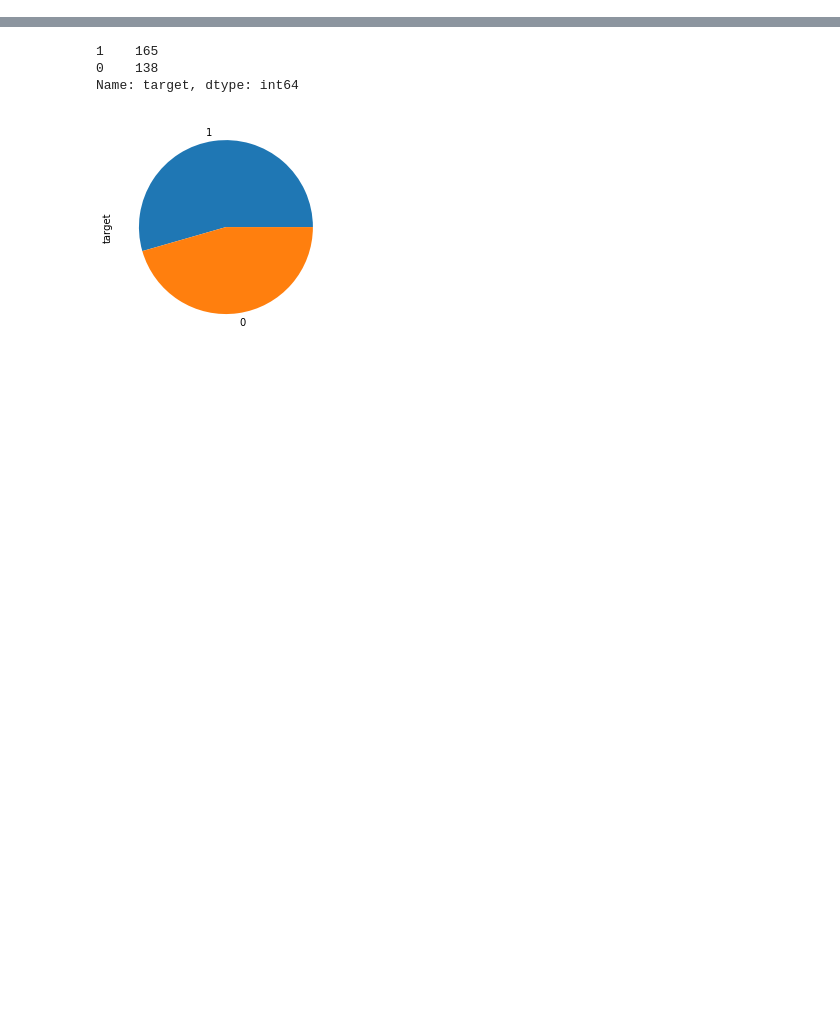
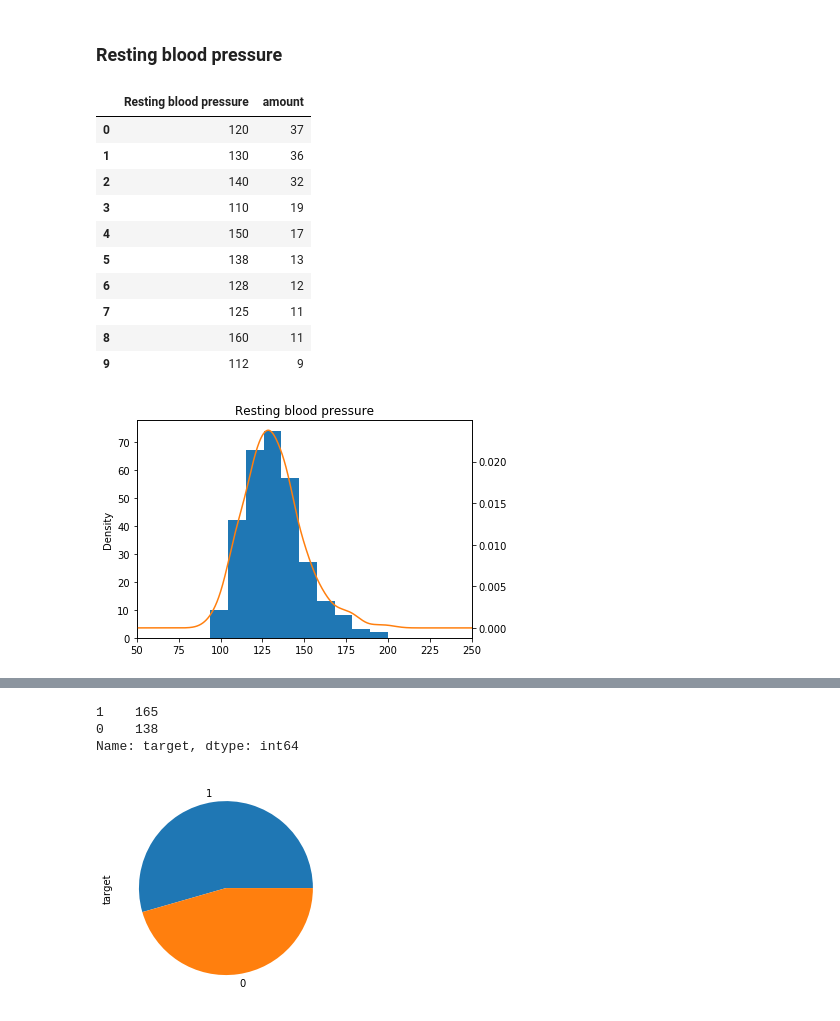
Before and after one commit to peteryph/Kaggle-Heart-Failure-Prediction, a Jupyter notebook: Heart Failure Prediction.ipynb, the cells around one changed output, grey strips where cells are left out. Saved outputs shown, nothing was run; the diff lists cells and outputs as text; code cells hidden in the pictures; blank space fills up the shorter version.

```diff
--- a/Heart Failure Prediction.ipynb
+++ b/Heart Failure Prediction.ipynb
@@ -230,0 +103,21 @@ Name: thal, dtype: int64
+# %% [markdown]
+### Resting blood pressure
+# %%
+ax = df["trestbps"].plot(kind='hist')
+plt = df["trestbps"].plot(kind='kde', ax=ax, secondary_y=True, title = "Resting blood pressure")
+plt.set_xlim(50, 250)
+
+df["trestbps"].astype('int').value_counts().nlargest(10).reset_index().rename(columns={"index": "Resting blood pressure", "trestbps": "amount"})
+# %% [output]
+|  | Resting blood pressure | amount |
+| 0 | 120 | 37 |
+| 1 | 130 | 36 |
+| 2 | 140 | 32 |
+| 3 | 110 | 19 |
+| 4 | 150 | 17 |
+| 5 | 138 | 13 |
+| 6 | 128 | 12 |
+| 7 | 125 | 11 |
+| 8 | 160 | 11 |
+| 9 | 112 | 9 |
+[figure, added]
```
Also changed, not shown: parts of 92 cells of this notebook.
